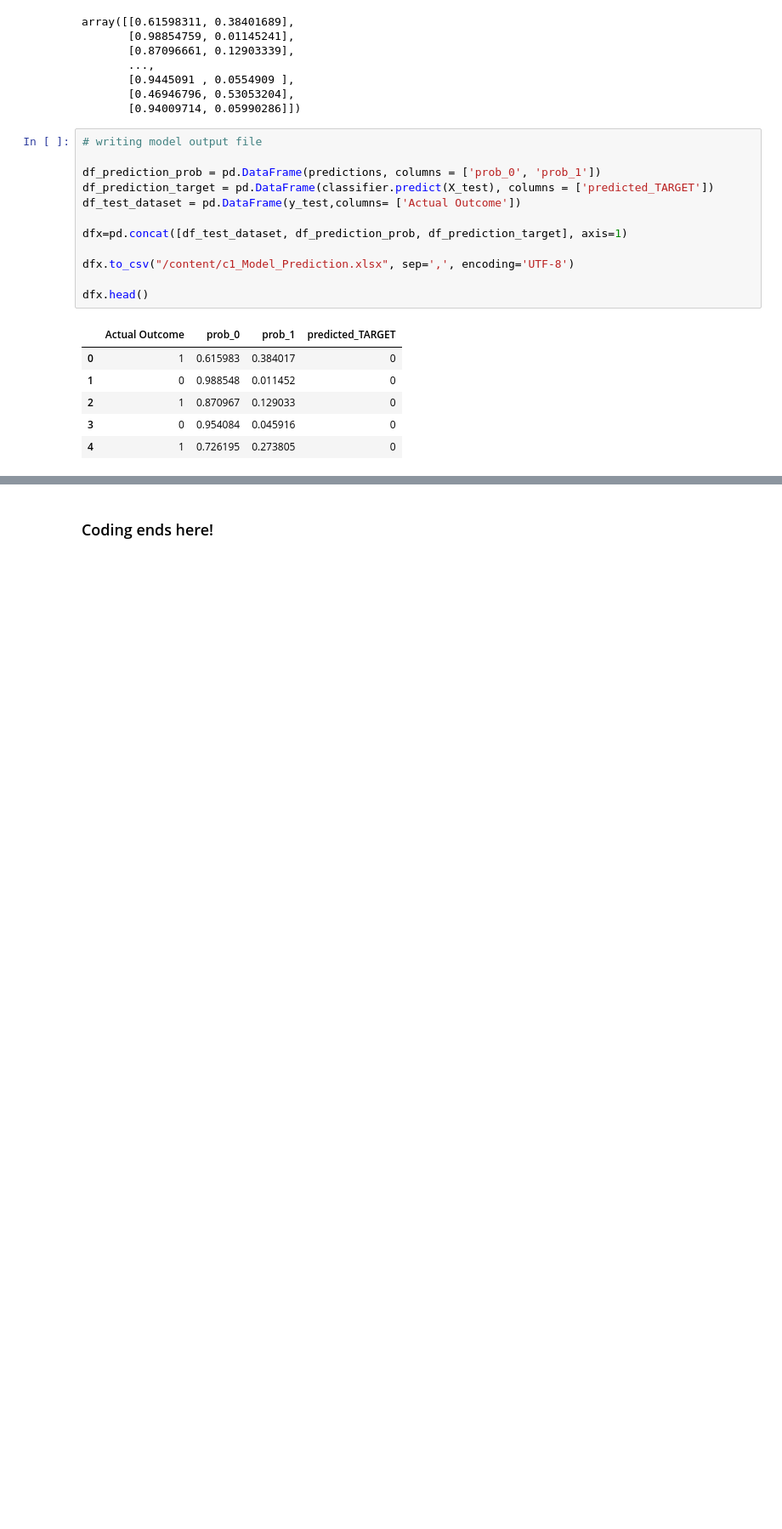
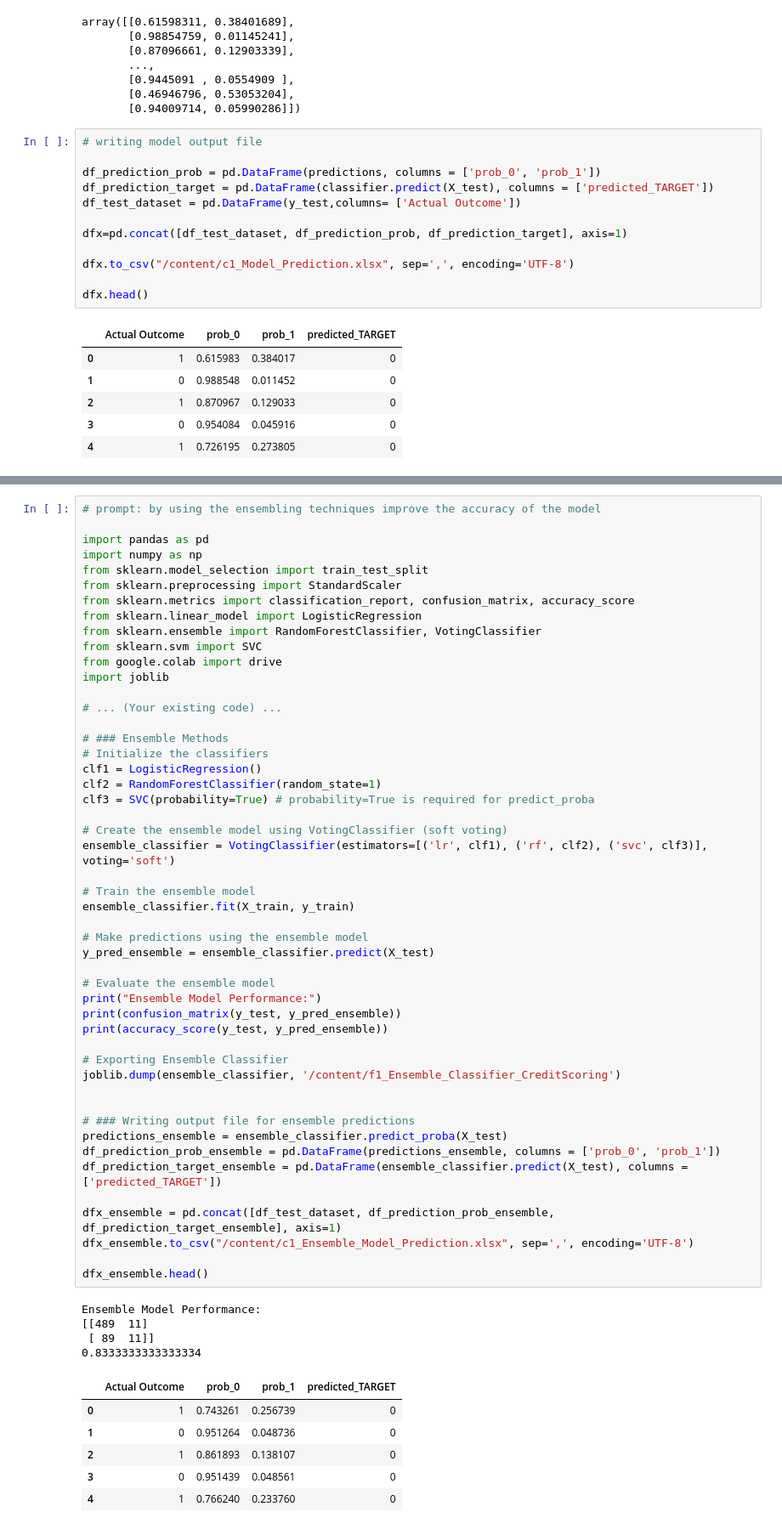
Before and after one commit to ramesh0805/Major, a Jupyter notebook: Copy_of_b_Code_CreditScoring.ipynb, the cells around one changed output, grey strips where cells are left out. Shown: that part at 85% size. Cells and saved outputs as stored; diff of their text form; blank space fills up the shorter version.

```diff
--- a/Copy_of_b_Code_CreditScoring.ipynb
+++ b/Copy_of_b_Code_CreditScoring.ipynb
@@ -239,2 +180,60 @@ Best threshold (based on F1-score): 0.19
-# %% [markdown]
-### Coding ends here!
+# %%
+# prompt: by using the ensembling techniques improve the accuracy of the model
+
+import pandas as pd
+import numpy as np
+from sklearn.model_selection import train_test_split
+from sklearn.preprocessing import StandardScaler
+from sklearn.metrics import classification_report, confusion_matrix, accuracy_score
+from sklearn.linear_model import LogisticRegression
+from sklearn.ensemble import RandomForestClassifier, VotingClassifier
+from sklearn.svm import SVC
+from google.colab import drive
+import joblib
+
+# ... (Your existing code) ...
+
+# ### Ensemble Methods
+# Initialize the classifiers
+clf1 = LogisticRegression()
+clf2 = RandomForestClassifier(random_state=1)
+clf3 = SVC(probability=True) # probability=True is required for predict_proba
+
+# Create the ensemble model using VotingClassifier (soft voting)
+ensemble_classifier = VotingClassifier(estimators=[('lr', clf1), ('rf', clf2), ('svc', clf3)], voting='soft')
+
+# Train the ensemble model
+ensemble_classifier.fit(X_train, y_train)
+
+# Make predictions using the ensemble model
+y_pred_ensemble = ensemble_classifier.predict(X_test)
+
+# Evaluate the ensemble model
+print("Ensemble Model Performance:")
+print(confusion_matrix(y_test, y_pred_ensemble))
+print(accuracy_score(y_test, y_pred_ensemble))
+
+# Exporting Ensemble Classifier
+joblib.dump(ensemble_classifier, '/content/f1_Ensemble_Classifier_CreditScoring')
+
+
+# ### Writing output file for ensemble predictions
+predictions_ensemble = ensemble_classifier.predict_proba(X_test)
+df_prediction_prob_ensemble = pd.DataFrame(predictions_ensemble, columns = ['prob_0', 'prob_1'])
+df_prediction_target_ensemble = pd.DataFrame(ensemble_classifier.predict(X_test), columns = ['predicted_TARGET'])
+
+dfx_ensemble = pd.concat([df_test_dataset, df_prediction_prob_ensemble, df_prediction_target_ensemble], axis=1)
+dfx_ensemble.to_csv("/content/c1_Ensemble_Model_Prediction.xlsx", sep=',', encoding='UTF-8')
+
+dfx_ensemble.head()
+# %% [output]
+Ensemble Model Performance:
+[[489  11]
+ [ 89  11]]
+0.8333333333333334
+|  | Actual Outcome | prob_0 | prob_1 | predicted_TARGET |
+| 0 | 1 | 0.743261 | 0.256739 | 0 |
+| 1 | 0 | 0.951264 | 0.048736 | 0 |
+| 2 | 1 | 0.861893 | 0.138107 | 0 |
+| 3 | 0 | 0.951439 | 0.048561 | 0 |
+| 4 | 1 | 0.766240 | 0.233760 | 0 |
```
Also changed, not shown: parts of 2 cells of this notebook.
